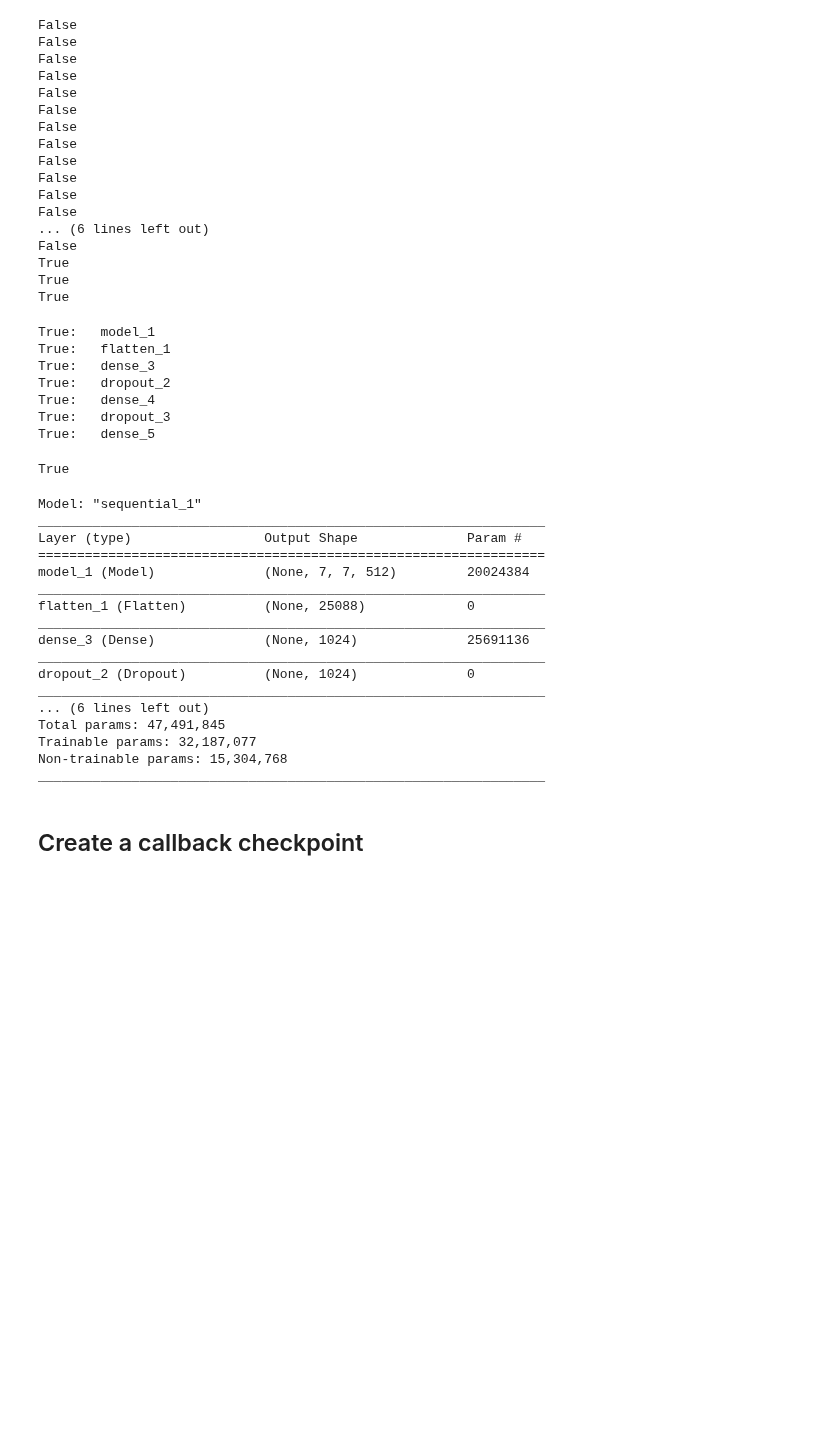
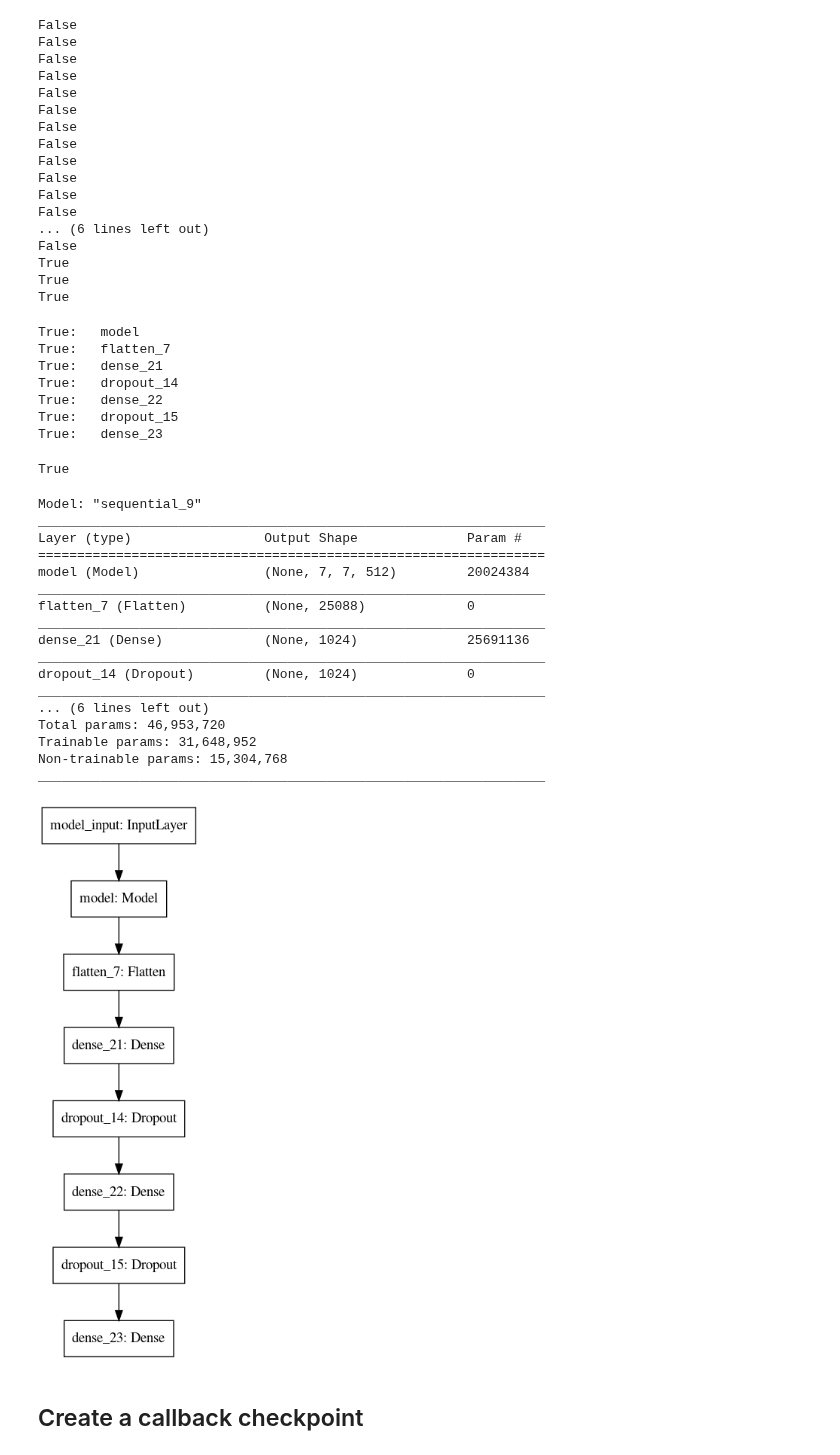
Before and after one commit to sethdow/globus_project, a Jupyter notebook: 2_modeling/Modeling_single_input.ipynb, the cells around one changed output. Drawn from its saved outputs; the diff is of its cells as text; code cells hidden in the pictures; blank space fills up the shorter version.

Commit message:
went through readmes and notebooks with pavlin. Cleaned up redundancy and commenting

```diff
--- a/2_modeling/Modeling_single_input.ipynb
+++ b/2_modeling/Modeling_single_input.ipynb
@@ -42,7 +48,7 @@ neurons_per_dense = 1024
 dense_layers = 2
 open_layers = 2
 penalty_weight = 10
-csv = '../1_cleaning/metadata_cleaned3.csv'
+csv = '../1_cleaning/metadata_cleaned_500.csv'
 # %%
 BATCH_SIZE = 64 # Choose the batch size before each weight update
 SHUFFLE_BUFFER_SIZE = 1024 # Shuffle the training data by a chunk of 1024 observations
@@ -87,0 +89,4 @@ saved_model_path = base_path + 'Saved_models/' + name_of_model + '.h5'
+# %%
+# Test train split, plus the features that are used to binarize the data
+X_train, X_val, _, _, y_train_bin, y_val_bin, features = \
+        train_test_split_custom(number_of_images, csv, multiple_input=False)
@@ -147,7 +156,7 @@ True
 # %%
 num_label = y_train_bin.shape[1]
 
-def create_model():
+def create_model(number_of_dense):
     # Start a new Keras Sequential model.
     model = Sequential()
 
@@ -161,13 +170,11 @@ def create_model():
     # Add a dense (aka. fully-connected) layer.
     # This is for combining features that the VGG16 model has
     # recognized in the image.
-    model.add(Dense(neurons_per_dense, activation='relu'))
+    for layer in range(number_of_dense):
 
-    model.add(Dropout(0.2))
+        model.add(Dense(neurons_per_dense, activation='relu'))
 
-    model.add(Dense(neurons_per_dense, activation='relu'))
-
-    model.add(Dropout(0.2))
+        model.add(Dropout(0.2))
 
     model.add(Dense(num_label, activation='sigmoid'))
 
@@ -183,17 +190,17 @@ def create_model():
 
     return model
 # %%
-new_model = create_model()
+new_model = create_model(dense_layers)
 # %%
 print_layer_trainable(new_model)
 # %% [output]
-True:   model_1
-True:   flatten_1
-True:   dense_3
-True:   dropout_2
-True:   dense_4
-True:   dropout_3
-True:   dense_5
+True:   model
+True:   flatten_7
+True:   dense_21
+True:   dropout_14
+True:   dense_22
+True:   dropout_15
+True:   dense_23
 # %%
 new_model.trainable
 # %% [output]
@@ -201,23 +208,34 @@ True
 # %%
 new_model.summary()
 # %% [output]
-Model: "sequential_1"
+Model: "sequential_9"
 _________________________________________________________________
 Layer (type)                 Output Shape              Param #
 =================================================================
-model_1 (Model)              (None, 7, 7, 512)         20024384
+model (Model)                (None, 7, 7, 512)         20024384
 _________________________________________________________________
-flatten_1 (Flatten)          (None, 25088)             0
+flatten_7 (Flatten)          (None, 25088)             0
 _________________________________________________________________
-dense_3 (Dense)              (None, 1024)              25691136
+dense_21 (Dense)             (None, 1024)              25691136
 _________________________________________________________________
-dropout_2 (Dropout)          (None, 1024)              0
+dropout_14 (Dropout)         (None, 1024)              0
 _________________________________________________________________
 ... (6 lines left out)
-Total params: 47,491,845
-Trainable params: 32,187,077
+Total params: 46,953,720
+Trainable params: 31,648,952
 Non-trainable params: 15,304,768
 _________________________________________________________________
+# %%
+tf.keras.utils.plot_model(
+    new_model,
+    show_shapes=False,
+    show_layer_names=True,
+    rankdir='TB',
+    expand_nested=False,
+    dpi=96
+)
+# %% [output]
+[figure, added]
 # %% [markdown]
 ## Create a callback checkpoint
 # %%
```
Also changed, not shown: parts of 6 cells of this notebook, 24 other files.
